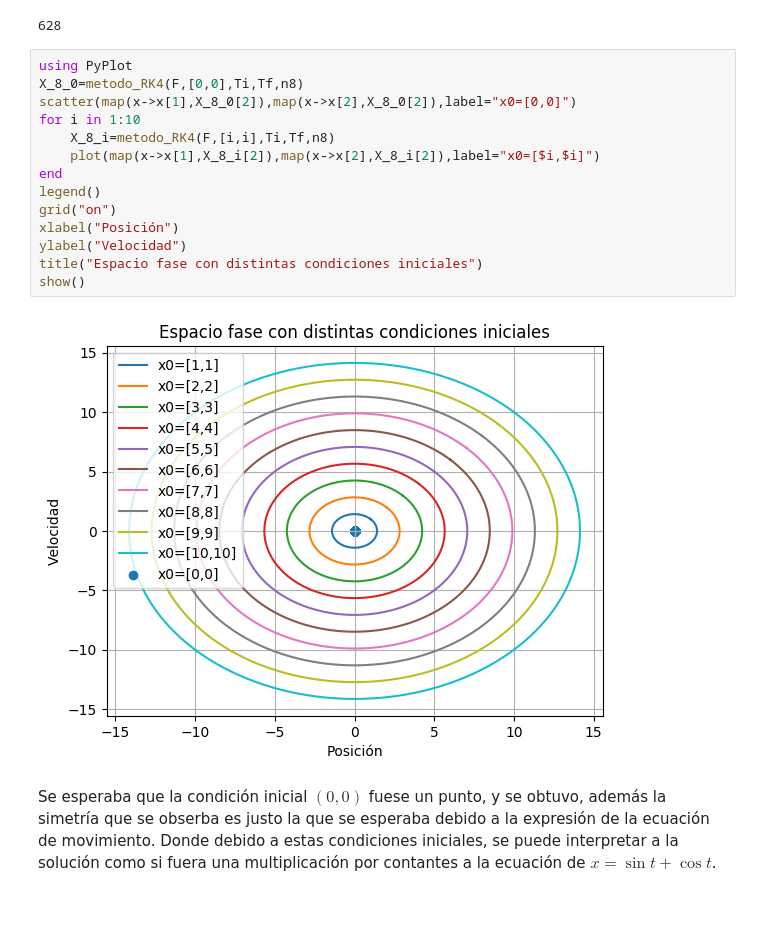
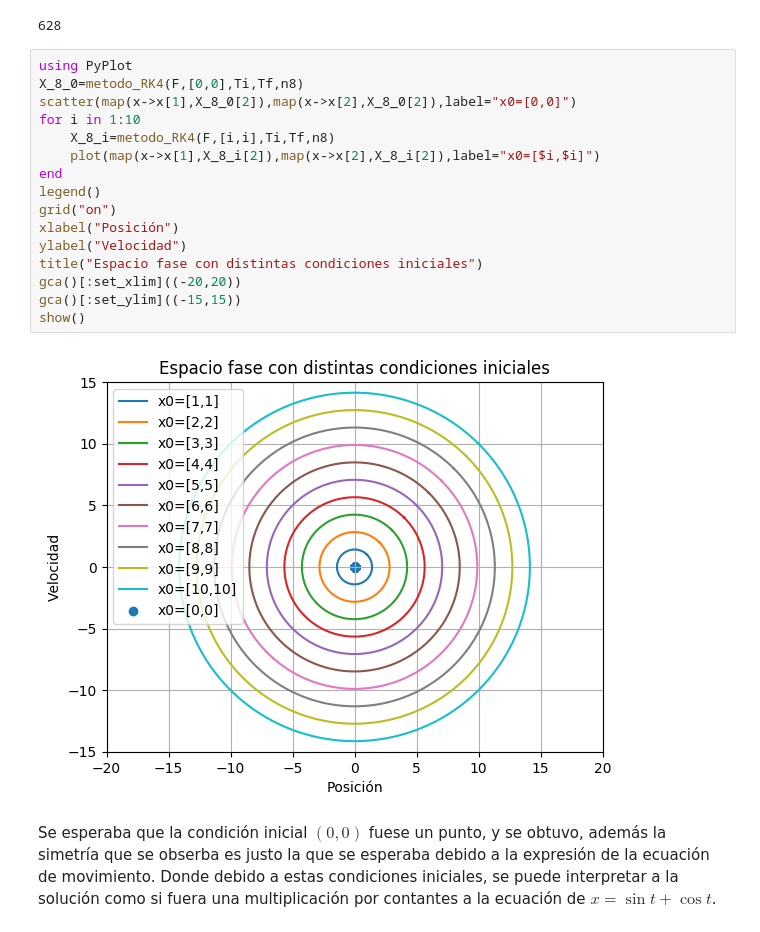
Before and after one commit to PhysFruu/Fisica_Computacional, a Jupyter notebook: Tarea_12_Metodo_de_Euler_2_UP.ipynb, the cells around one changed output. Cells and saved outputs as stored; diff of their text form.

```diff
--- a/Tarea_12_Metodo_de_Euler_2_UP.ipynb
+++ b/Tarea_12_Metodo_de_Euler_2_UP.ipynb
@@ -444,19 +445,21 @@ n8=Int(round((Tf-Ti)/H8))
 # %%
 using PyPlot
 X_8_0=metodo_RK4(F,[0,0],Ti,Tf,n8)
 scatter(map(x->x[1],X_8_0[2]),map(x->x[2],X_8_0[2]),label="x0=[0,0]")
 for i in 1:10
     X_8_i=metodo_RK4(F,[i,i],Ti,Tf,n8)
     plot(map(x->x[1],X_8_i[2]),map(x->x[2],X_8_i[2]),label="x0=[$i,$i]")
 end
 legend()
 grid("on")
 xlabel("Posición")
 ylabel("Velocidad")
 title("Espacio fase con distintas condiciones iniciales")
+gca()[:set_xlim]((-20,20))
+gca()[:set_ylim]((-15,15))
 show()
 # %% [output]
-[figure, old version]
+[figure, new version]
 # %% [markdown]
 Se esperaba que la condición inicial $(0,0)$ fuese un punto, y se obtuvo, además la simetría que se obserba es justo la que se esperaba debido a la expresión de la ecuación de movimiento. Donde debido a estas condiciones iniciales, se puede interpretar a la solución como si fuera una multiplicación por contantes a la ecuación de $x=\sin t+\cos t$.
 # %% [markdown]
```
Also changed, not shown: parts of 4 cells of this notebook, 1 other file.
